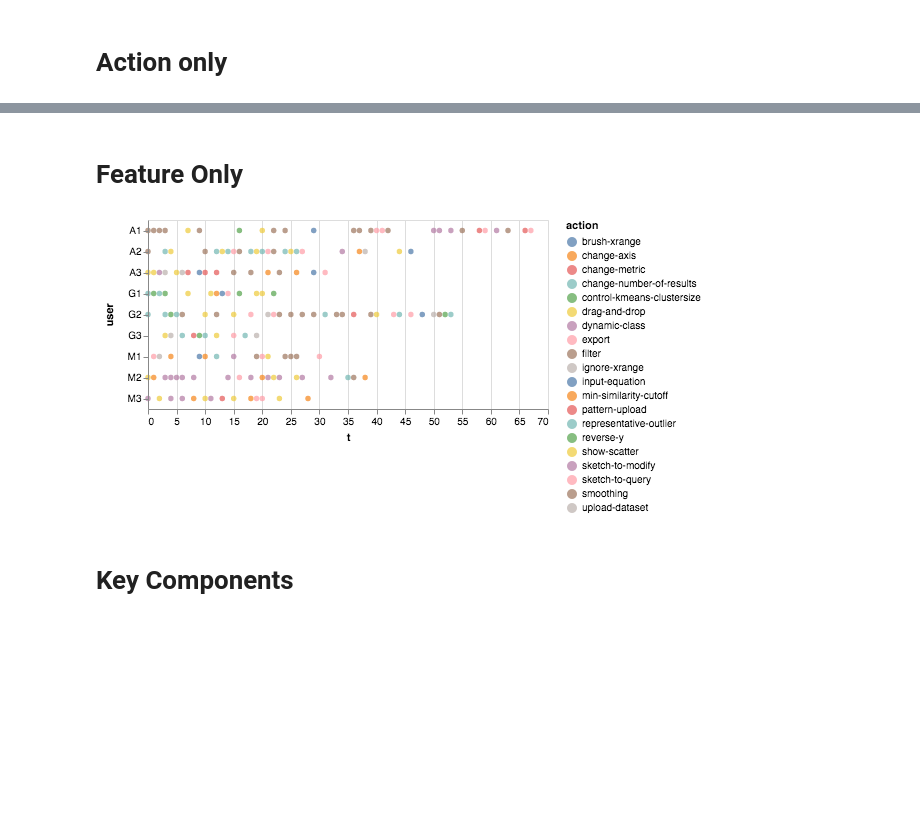
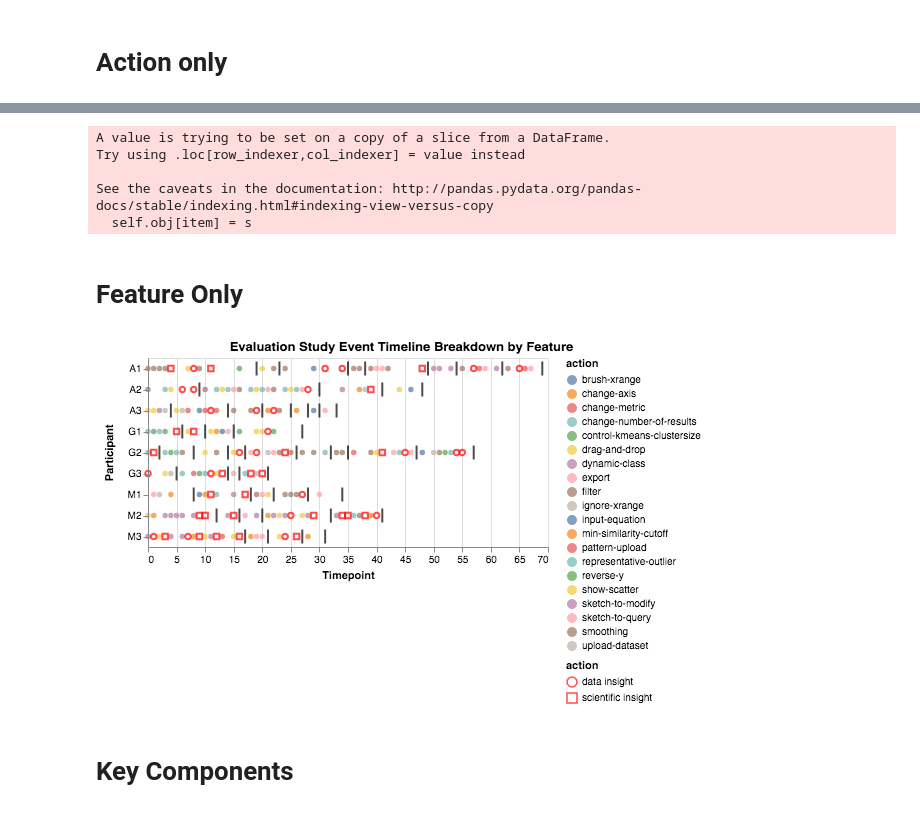
Before and after one commit to dorisjlee/ZV-paper, a Jupyter notebook: analysis/EventSeriesAnalysis.ipynb, the cells around one changed output, grey strips where cells are left out. Cells and saved outputs as stored; diff of their text form; code cells hidden in the pictures; blank space fills up the shorter version.

```diff
--- a/analysis/EventSeriesAnalysis.ipynb
+++ b/analysis/EventSeriesAnalysis.ipynb
@@ -41,14 +49,33 @@ alt.Chart(df_action).mark_circle().encode(
+# %%
+df_insight = df[df.action.isin(["IS","ID"])]
+df_insight.loc[df_insight["action"]=="ID","action"]="data insight"
+df_insight.loc[df_insight["action"]=="IS","action"]="scientific insight"
+insight_chart = alt.Chart(df_insight).mark_point(shape="diamond",color="red").encode(
+    alt.Y("user",title="Participant"),
+    alt.X("t",title="Timepoint"),
+    shape='action' #make no distinction between data and science insights
+)
+# %% [output]
+A value is trying to be set on a copy of a slice from a DataFrame.
+Try using .loc[row_indexer,col_indexer] = value instead
+
+See the caveats in the documentation: http://pandas.pydata.org/pandas-docs/stable/indexing.html#indexing-view-versus-copy
+  self.obj[item] = s
 # %% [markdown]
 # Feature Only
 # %%
 df_feature = df[df.action.isin(featureOnly)]
-alt.Chart(df_feature).mark_circle().encode(
+feature_chart = alt.Chart(df_feature).mark_circle().encode(
     color='action',
     y="user",
     x='t'
 )
-# %% [output]
-[figure, removed]
+# %%
+chart = feature_chart+ break_chart + insight_chart
+chart.title="Evaluation Study Event Timeline Breakdown by Feature"
+chart
+# %% [output]
+[figure, added]
 # %%
 # df_feature = df[~df.action.isin(featureOnly)]
 # %% [markdown]
```
Also changed, not shown: parts of 18 cells of this notebook, 7 other files.
